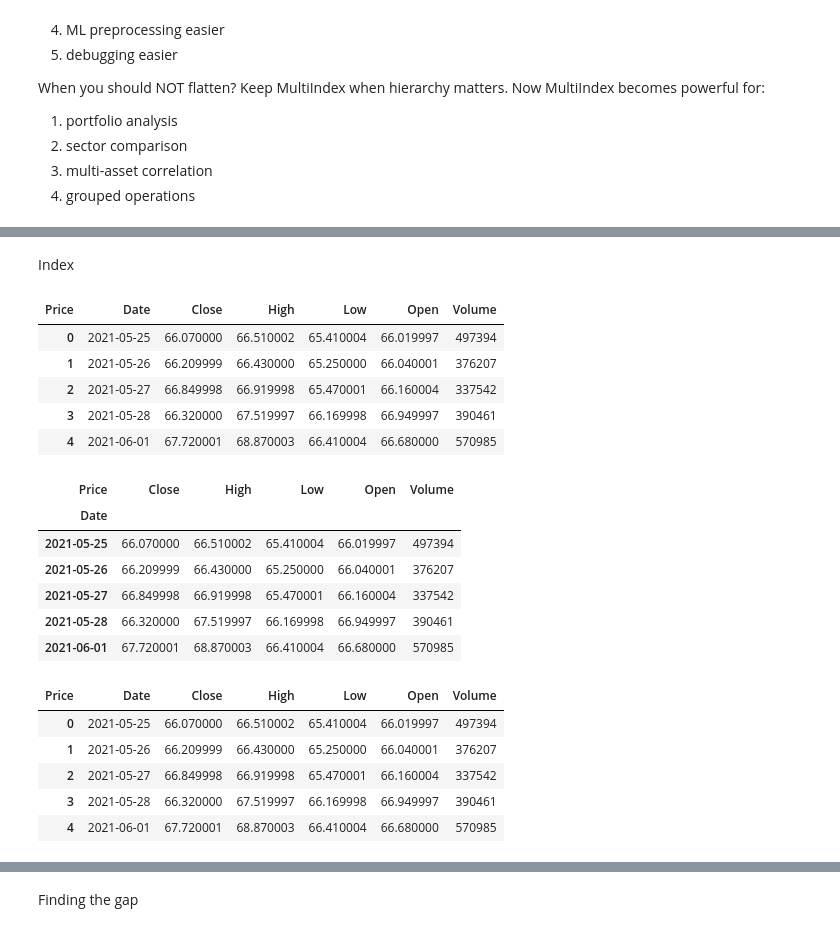
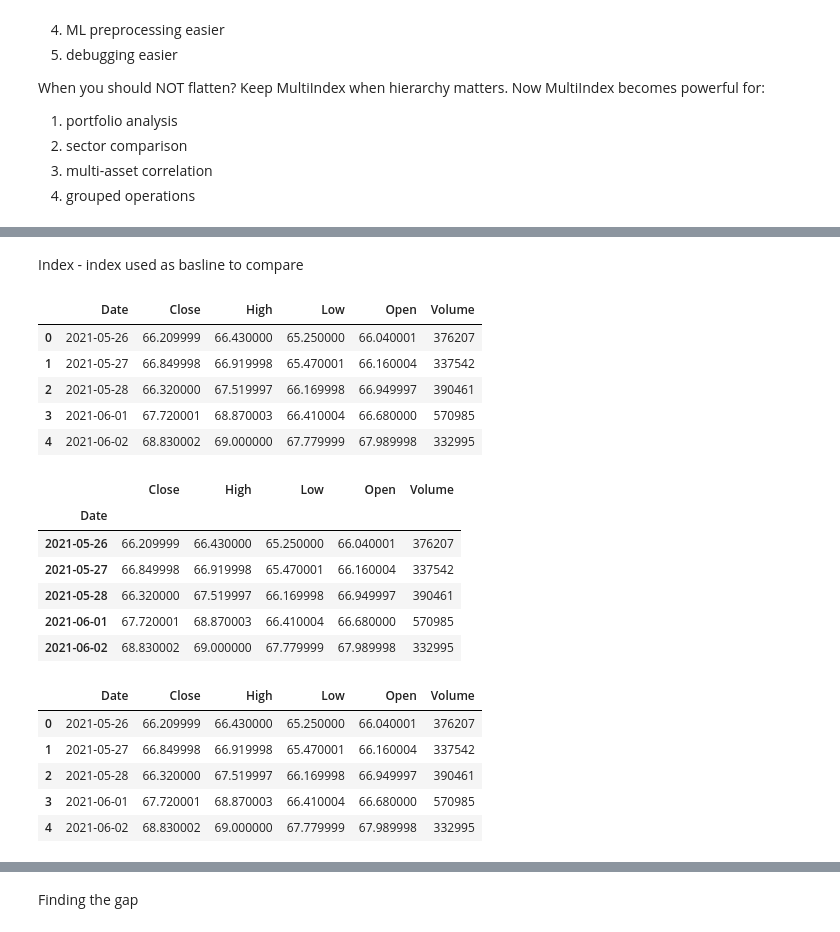
Before and after one commit to farzanekram07/oil-price-trend-analysis, a Jupyter notebook: 01_yahoo_finance_data_loading.ipynb, the cells around one changed output, grey strips where cells are left out. Saved outputs shown, nothing was run; the diff lists cells and outputs as text; code cells hidden in the pictures.

```diff
--- a/01_yahoo_finance_data_loading.ipynb
+++ b/01_yahoo_finance_data_loading.ipynb
@@ -141,3 +140,0 @@ wti.head()
-# %%
-wti.columns.name = "Price"
-wti.head()
@@ -152,34 +141,35 @@ wti.head()
 # %% [markdown]
-Index
+Index - index used as basline to compare
 # %%
 wti.reset_index(inplace=True)
 wti.head()
 # %% [output]
-| Price | Date | Close | High | Low | Open | Volume |
-| 0 | 2021-05-25 | 66.070000 | 66.510002 | 65.410004 | 66.019997 | 497394 |
-| 1 | 2021-05-26 | 66.209999 | 66.430000 | 65.250000 | 66.040001 | 376207 |
-| 2 | 2021-05-27 | 66.849998 | 66.919998 | 65.470001 | 66.160004 | 337542 |
-| 3 | 2021-05-28 | 66.320000 | 67.519997 | 66.169998 | 66.949997 | 390461 |
-| 4 | 2021-06-01 | 67.720001 | 68.870003 | 66.410004 | 66.680000 | 570985 |
+|  | Date | Close | High | Low | Open | Volume |
+| 0 | 2021-05-26 | 66.209999 | 66.430000 | 65.250000 | 66.040001 | 376207 |
+| 1 | 2021-05-27 | 66.849998 | 66.919998 | 65.470001 | 66.160004 | 337542 |
+| 2 | 2021-05-28 | 66.320000 | 67.519997 | 66.169998 | 66.949997 | 390461 |
+| 3 | 2021-06-01 | 67.720001 | 68.870003 | 66.410004 | 66.680000 | 570985 |
+| 4 | 2021-06-02 | 68.830002 | 69.000000 | 67.779999 | 67.989998 | 332995 |
 # %%
 wti.set_index('Date', inplace=True)
 wti.head()
 # %% [output]
-| Price | Close | High | Low | Open | Volume |
+|  | Close | High | Low | Open | Volume |
 | Date |  |  |  |  |  |
-| 2021-05-25 | 66.070000 | 66.510002 | 65.410004 | 66.019997 | 497394 |
 | 2021-05-26 | 66.209999 | 66.430000 | 65.250000 | 66.040001 | 376207 |
 | 2021-05-27 | 66.849998 | 66.919998 | 65.470001 | 66.160004 | 337542 |
 | 2021-05-28 | 66.320000 | 67.519997 | 66.169998 | 66.949997 | 390461 |
 | 2021-06-01 | 67.720001 | 68.870003 | 66.410004 | 66.680000 | 570985 |
+| 2021-06-02 | 68.830002 | 69.000000 | 67.779999 | 67.989998 | 332995 |
 # %%
 #again flatten column
 wti.reset_index(inplace=True)
+wti.columns.name = None
 wti.head()
 # %% [output]
-| Price | Date | Close | High | Low | Open | Volume |
-| 0 | 2021-05-25 | 66.070000 | 66.510002 | 65.410004 | 66.019997 | 497394 |
-| 1 | 2021-05-26 | 66.209999 | 66.430000 | 65.250000 | 66.040001 | 376207 |
-| 2 | 2021-05-27 | 66.849998 | 66.919998 | 65.470001 | 66.160004 | 337542 |
-| 3 | 2021-05-28 | 66.320000 | 67.519997 | 66.169998 | 66.949997 | 390461 |
-| 4 | 2021-06-01 | 67.720001 | 68.870003 | 66.410004 | 66.680000 | 570985 |
+|  | Date | Close | High | Low | Open | Volume |
+| 0 | 2021-05-26 | 66.209999 | 66.430000 | 65.250000 | 66.040001 | 376207 |
+| 1 | 2021-05-27 | 66.849998 | 66.919998 | 65.470001 | 66.160004 | 337542 |
+| 2 | 2021-05-28 | 66.320000 | 67.519997 | 66.169998 | 66.949997 | 390461 |
+| 3 | 2021-06-01 | 67.720001 | 68.870003 | 66.410004 | 66.680000 | 570985 |
+| 4 | 2021-06-02 | 68.830002 | 69.000000 | 67.779999 | 67.989998 | 332995 |
```
Also changed, not shown: parts of 17 cells of this notebook.
